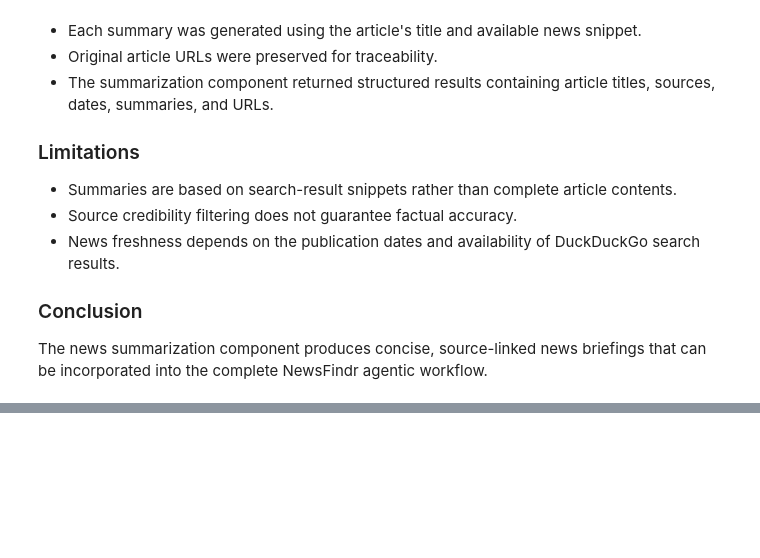
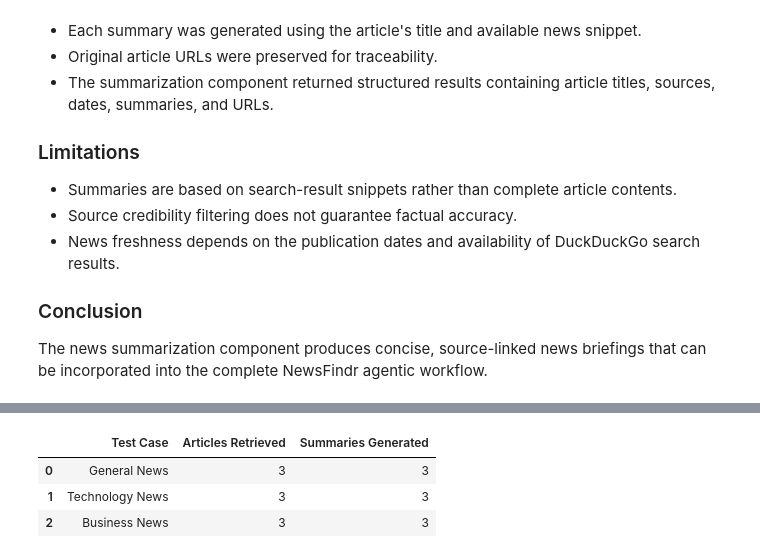
Before and after one commit to timayabi2020/newsfindr, a Jupyter notebook: NewsFindr.ipynb, the cells around one changed output, grey strips where cells are left out. Saved outputs shown, nothing was run; the diff lists cells and outputs as text; code cells hidden in the pictures; blank space fills up the shorter version.

```diff
--- a/NewsFindr.ipynb
+++ b/NewsFindr.ipynb
@@ -1230,0 +1567,10 @@ into the complete NewsFindr agentic workflow.
+# %%
+
+# Test Case 2: Technology-focused news alice.6eb33c45-5@gmail.com
+
+
+test_2_results = newsfindr_agent(
+    email="alice.6eb33c45-5@gmail.com",
+    user_query="Latest artificial intelligence technology developments",
+    max_results=3
+)
@@ -1230,0 +1595,9 @@ into the complete NewsFindr agentic workflow.
+# %%
+
+# Test Case 3: Business-focused news
+
+test_3_results = newsfindr_agent(
+    email=customer_email,
+    user_query="Find the latest business developments, company earnings and financial market news",
+    max_results=3
+)
@@ -1230,0 +1670,35 @@ into the complete NewsFindr agentic workflow.
+# %%
+
+evaluation_results = pd.DataFrame([
+    {
+        "Test Case": "General News",
+        "Articles Retrieved": len(test_1_results),
+        "Summaries Generated": sum(
+            bool(a.get("summary", "").strip())
+            for a in test_1_results
+        )
+    },
+    {
+        "Test Case": "Technology News",
+        "Articles Retrieved": len(test_2_results),
+        "Summaries Generated": sum(
+            bool(a.get("summary", "").strip())
+            for a in test_2_results
+        )
+    },
+    {
+        "Test Case": "Business News",
+        "Articles Retrieved": len(test_3_results),
+        "Summaries Generated": sum(
+            bool(a.get("summary", "").strip())
+            for a in test_3_results
+        )
+    }
+])
+
+display(evaluation_results)
+# %% [output]
+|  | Test Case | Articles Retrieved | Summaries Generated |
+| 0 | General News | 3 | 3 |
+| 1 | Technology News | 3 | 3 |
+| 2 | Business News | 3 | 3 |
```
Also changed, not shown: parts of 15 cells of this notebook.
